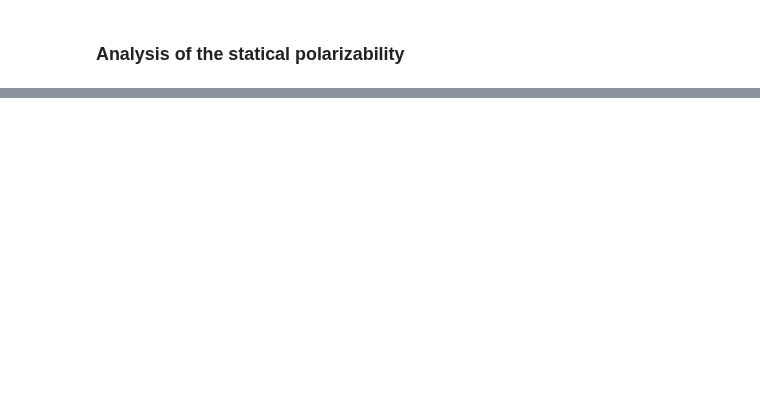
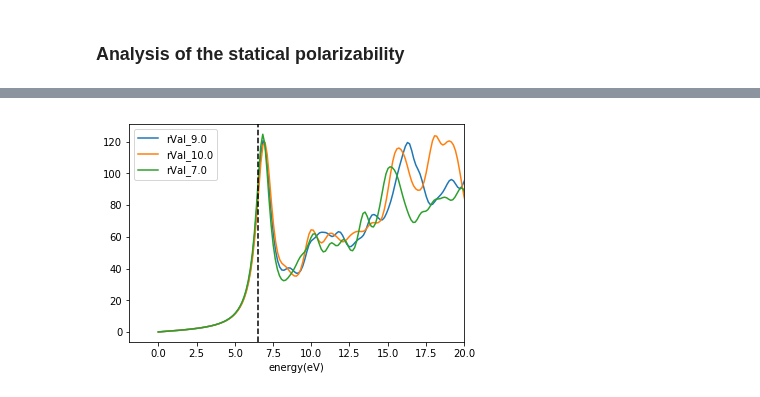
Before and after one commit to luigigenovese/KPM-nb, a Jupyter notebook: POLARIZABILITY/C6H6/free-bc/Linear_Response_Dynamical_Polarizability.ipynb, the cells around one changed output, grey strips where cells are left out. Cells and saved outputs as stored; diff of their text form; code cells hidden in the pictures; blank space fills up the shorter version.

```diff
--- a/POLARIZABILITY/C6H6/free-bc/Linear_Response_Dynamical_Polarizability.ipynb
+++ b/POLARIZABILITY/C6H6/free-bc/Linear_Response_Dynamical_Polarizability.ipynb
@@ -116,0 +37,3 @@ eigenproblems.keys()
+# %%
+norb=15
+box={7.0: {'nvirt':220},9.0: {'nvirt':220},10.0: {'nvirt':220}}
@@ -181,0 +222,13 @@ Write spectrum data for rmult =  9.0
+# %%
+%matplotlib inline
+for rVal in sp:
+    plt.plot(sp[rVal]['omega'],sp[rVal]['imagPart'],label='rVal_'+str(rVal))
+plt.xlim(xmax=20)
+plt.legend(loc='best')
+plt.xlabel('energy(eV)')
+#plt.title('Absorption spectrum')
+eps_h = abs(HaeV*R.get_alpha_energy(box[7.0]['logfilex'],norb,0))
+plt.axvline(x=eps_h, color='black', linestyle='--')
+plt.show()
+# %% [output]
+[figure, added]
```
Also changed, not shown: parts of 46 cells of this notebook, 5 other files.
